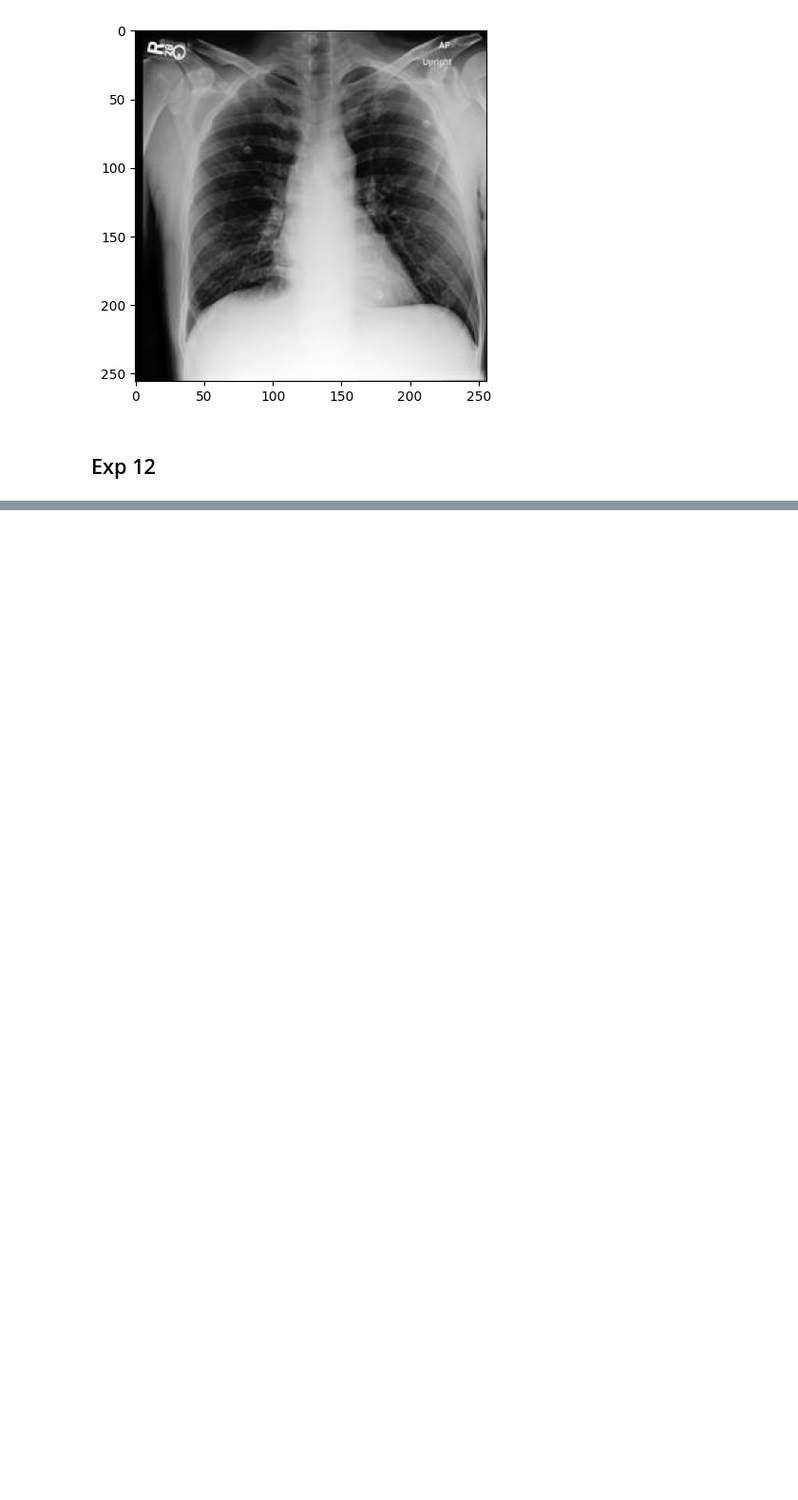
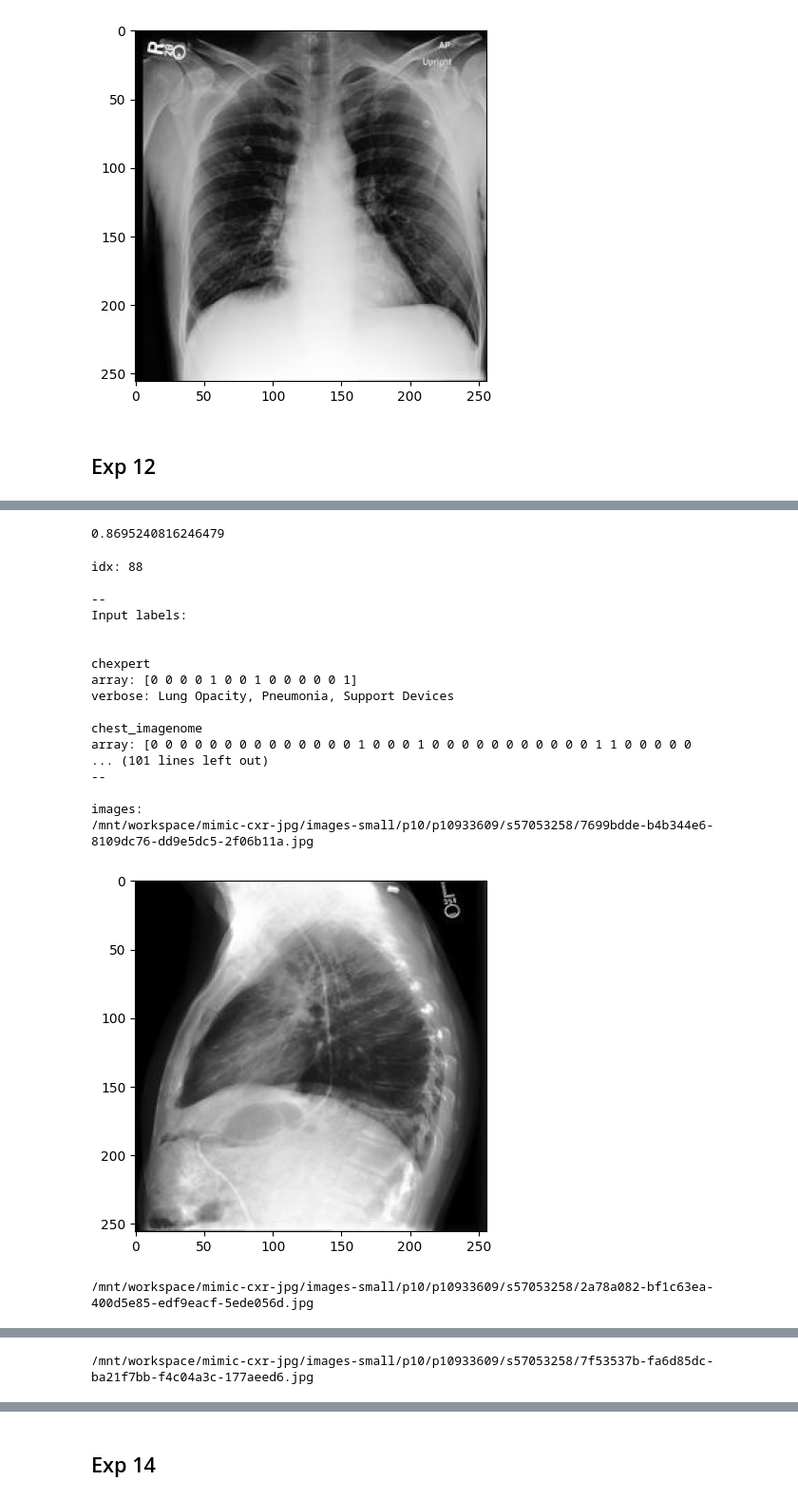
Before and after one commit to PabloMessina/MedVQA, a Jupyter notebook: medvqa/notebooks/eval labels2report generation.ipynb, the cells around one changed output, grey strips where cells are left out. Shown at 95% size. Cells and saved outputs as stored; diff of their text form; code cells hidden in the pictures; blank space fills up the shorter version.

```diff
--- a/medvqa/notebooks/eval labels2report generation.ipynb
+++ b/medvqa/notebooks/eval labels2report generation.ipynb
@@ -797,0 +809,35 @@ Generated reports successfully saved to /mnt/data/pamessina/workspaces/medvqa-wo
+# %%
+repgenexplotter13 = ReportGenExamplePlotter(
+    report_metrics_path='/mnt/data/pamessina/workspaces/medvqa-workspace/results/report_gen/20230509_093144_mim(gt)_Labels2ReportModel(641,10,TransfTextDec(es=512,hs=512,nl=3,nh=4,dff=512)))/mimiccxr_test_set(gt)_report_level_metrics.pkl',
+    reports_path='/mnt/data/pamessina/workspaces/medvqa-workspace/results/report_gen/20230509_093144_mim(gt)_Labels2ReportModel(641,10,TransfTextDec(es=512,hs=512,nl=3,nh=4,dff=512)))/mimiccxr_test_set(gt)_reports.pkl',
+    input_labels_path='/mnt/data/pamessina/workspaces/medvqa-workspace/results/report_gen/20230509_093144_mim(gt)_Labels2ReportModel(641,10,TransfTextDec(es=512,hs=512,nl=3,nh=4,dff=512)))/mimiccxr_test_set(gt)_input_labels.pkl',
+    chest_imagenome_label_names_filename="labels(min_freq=100).pkl",
+    apply_anatomy_reordering=True,
+)
+# %%
+x = repgenexplotter13.report_metrics['chxlabf1']
+sum(x) / len(x)
+# %% [output]
+0.8695240816246479
+# %%
+repgenexplotter13.inspect_example(mode='random')
+# %% [output]
+idx: 88
+
+--
+Input labels:
+
+
+chexpert
+array: [0 0 0 0 1 0 0 1 0 0 0 0 0 1]
+verbose: Lung Opacity, Pneumonia, Support Devices
+
+chest_imagenome
+array: [0 0 0 0 0 0 0 0 0 0 0 0 0 0 1 0 0 0 1 0 0 0 0 0 0 0 0 0 0 0 1 1 0 0 0 0 0
+... (101 lines left out)
+--
+
+images:
+/mnt/workspace/mimic-cxr-jpg/images-small/p10/p10933609/s57053258/7699bdde-b4b344e6-8109dc76-dd9e5dc5-2f06b11a.jpg
+[figure, added]
+/mnt/workspace/mimic-cxr-jpg/images-small/p10/p10933609/s57053258/2a78a082-bf1c63ea-400d5e85-edf9eacf-5ede056d.jpg
@@ -797,0 +845 @@ Generated reports successfully saved to /mnt/data/pamessina/workspaces/medvqa-wo
+/mnt/workspace/mimic-cxr-jpg/images-small/p10/p10933609/s57053258/7f53537b-fa6d85dc-ba21f7bb-f4c04a3c-177aeed6.jpg
@@ -797,0 +847,2 @@ Generated reports successfully saved to /mnt/data/pamessina/workspaces/medvqa-wo
+# %% [markdown]
+## Exp 14
```
Also changed, not shown: parts of 18 cells of this notebook, 34 other files.
